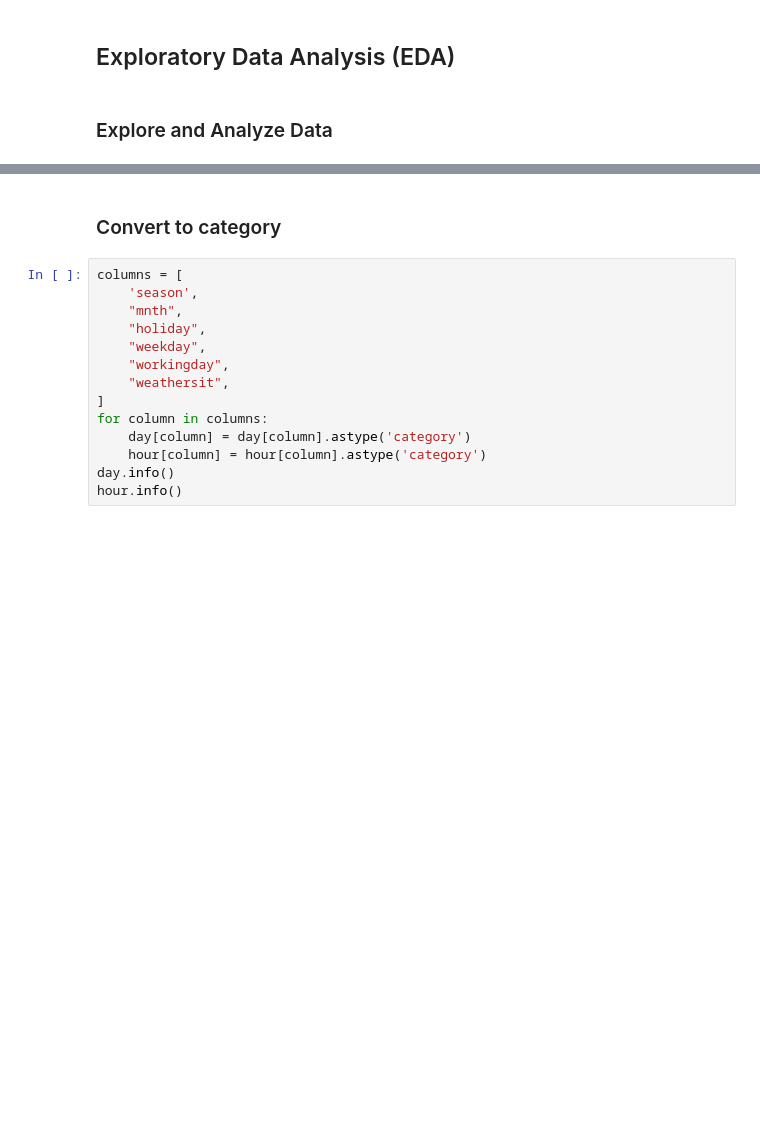
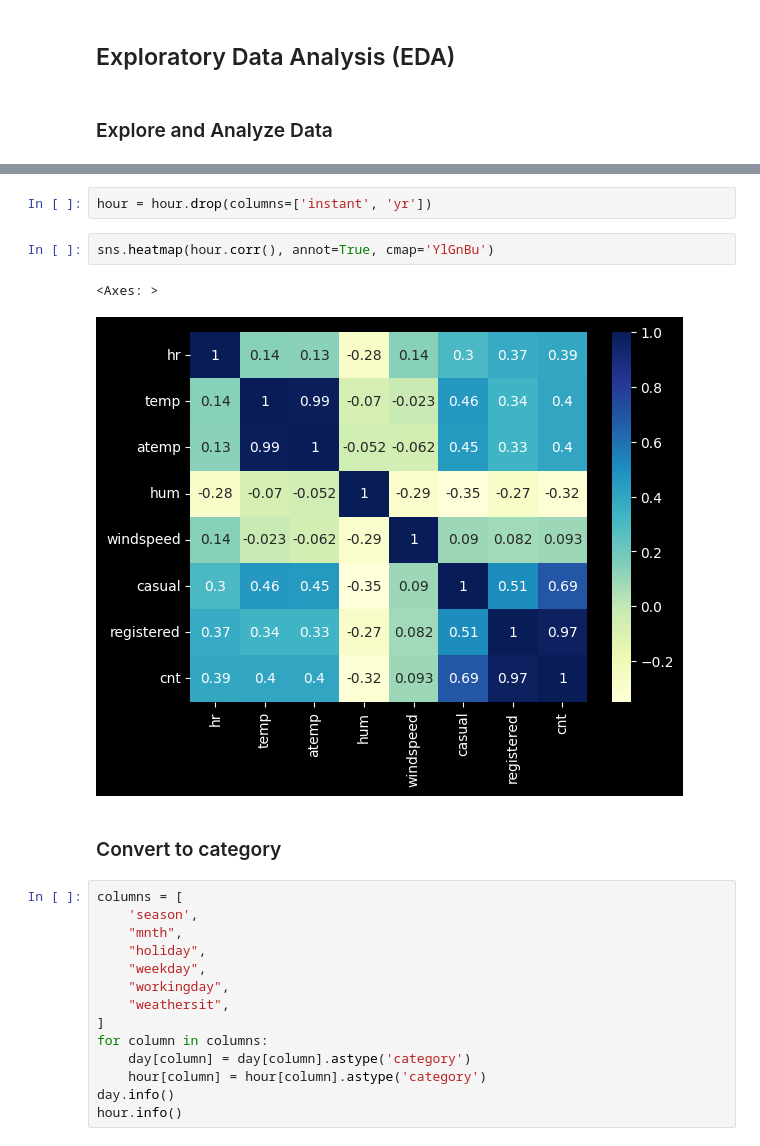
Before and after one commit to ChanifRusydi/codespaces-jupyter, a Jupyter notebook: notebooks/notebook.ipynb, the cells around one changed output, grey strips where cells are left out. Saved outputs shown, nothing was run; the diff lists cells and outputs as text; blank space fills up the shorter version.

```diff
--- a/notebooks/notebook.ipynb
+++ b/notebooks/notebook.ipynb
@@ -162,3 +162,10 @@ sns.heatmap(corr, annot=True, cmap='YlGnBu')
+# %%
+hour = hour.drop(columns=['instant', 'yr'])
+# %%
+sns.heatmap(hour.corr(), annot=True, cmap='YlGnBu')
+# %% [output]
+<Axes: >
+[figure, added]
 # %% [markdown]
 ### Convert to category
 # %%
```
Also changed, not shown: parts of 7 cells of this notebook.
